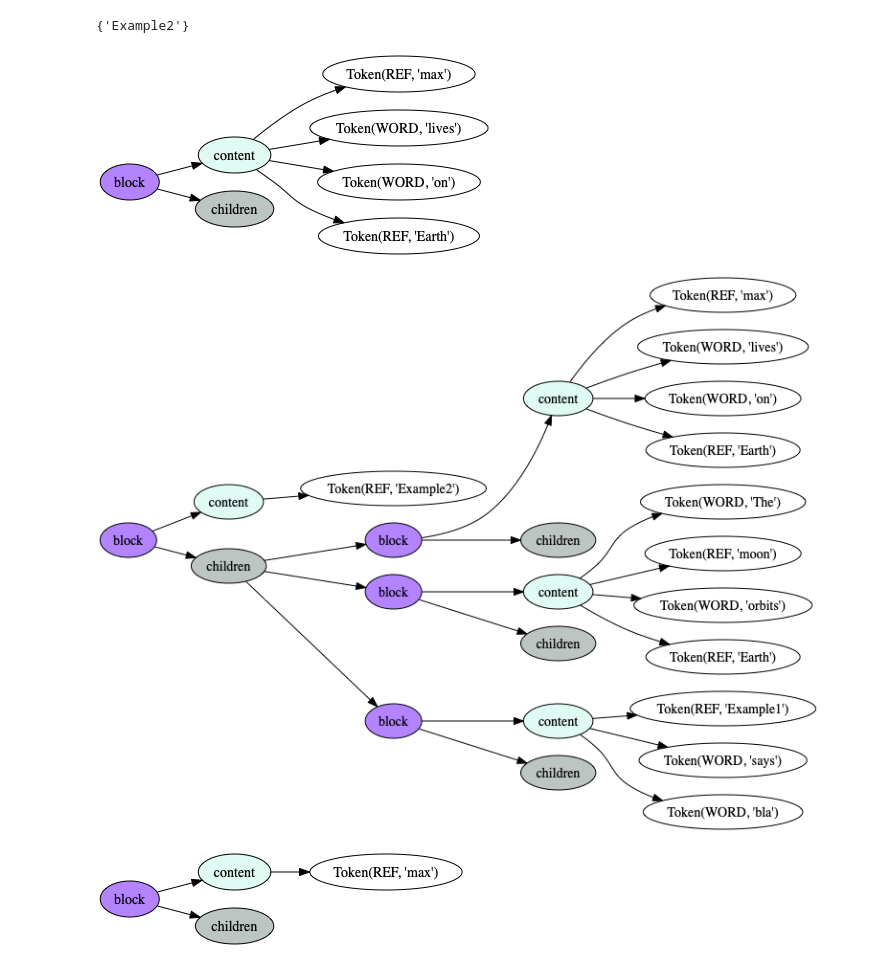
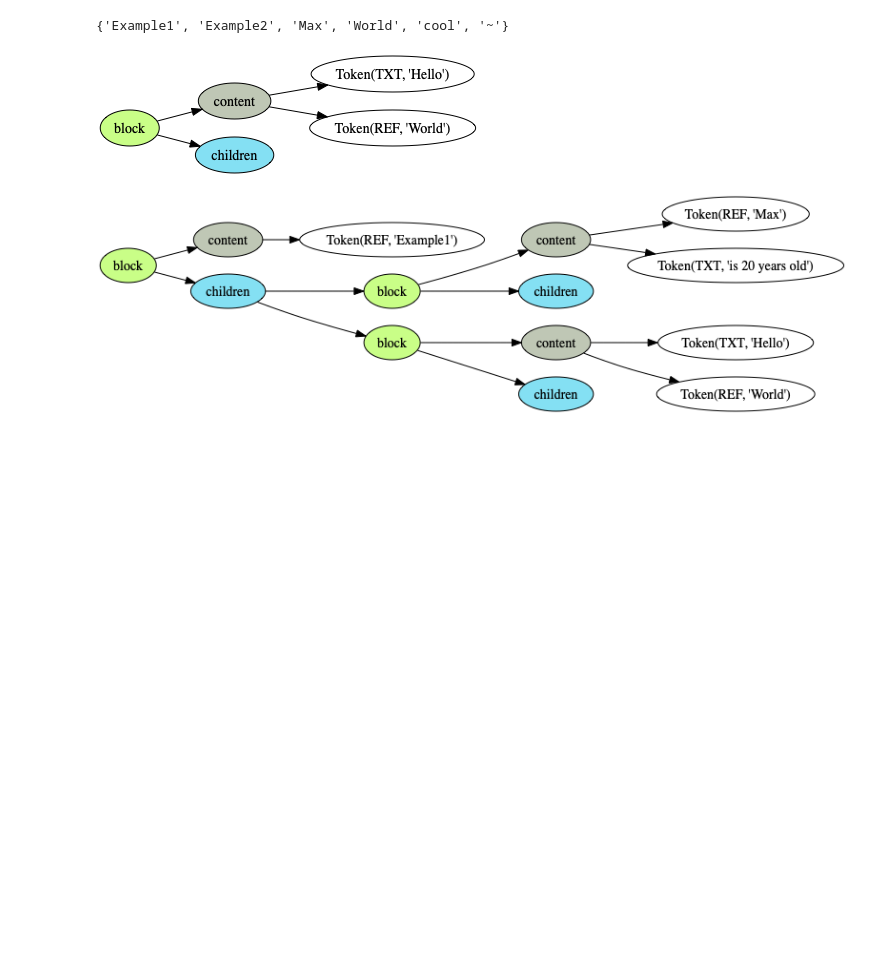
Before and after one commit to maxsun/SemanticScribe, a Jupyter notebook: Playground.ipynb, the cells around one changed output. Drawn from its saved outputs; the diff is of its cells as text; code cells hidden in the pictures; blank space fills up the shorter version.

```diff
--- a/Playground.ipynb
+++ b/Playground.ipynb
@@ -150,47 +177,36 @@ all_blocks
-# %%
-def get_refs(blocks, recursive=False):
-    all_refs = set()
-    for block in blocks:
-        for token in block.content:
-            if token.type == 'REF':
-                all_refs.add(str(token))
-        if recursive:
-            all_refs.update(get_refs(block.children))
-    return all_refs
-
-get_refs([all_blocks['/0']])
-# %% [output]
-{'Example2'}
+# %%
+notes_data.get_refs(depth=10)
+# %% [output]
+{'Example1', 'Example2', 'Max', 'World', 'cool', '~'}
 # %%
-def resolve_ref_occurences(ref_text, blocks):
+def resolve_ref_occurences(ref_text, block):
     occurences = []
-    for bid in blocks.keys():
-        b = blocks[bid]
-        for ref in get_refs([b]):
+    for b in block:
+        for ref in b.get_refs():
             if ref == ref_text:
                 occurences.append(b)
     return occurences
 
 
-def resolve_ref_block(ref_text, all_blocks):
-    occurences = resolve_ref_occurences(ref_text, all_blocks)
+def resolve_ref_block(ref_text, root_block):
+    occurences = resolve_ref_occurences(ref_text, root_block)
     block = None
-    if ref_text in all_blocks.keys(): # Is a path to a block
-        return all_blocks[ref_text]
-    else:
+    if ref_text[0] == '/': # get block by path
+        return root_block.get_by_path(ref_text)
+    else: # get block by content
+#         block = root_block.get_by_ref(ref_text)
         for b in occurences:
             block_text = b.content
-            if len(block_text) == 1 and block_text[0] == ref_text:
+            if len(block_text) == 1 and block_text[0] == ref_text: # references a title block
                 block = b
-    if block is None and len(occurences) > 0: # construct an empty ref
+    if block is None and len(occurences) > 0: # construct an empty block
         block = Block(content=[Token('REF', value=ref_text)])
     return block
 
 
-resolve_ref_block('/0/0', all_blocks).show()
-resolve_ref_block('Example2', all_blocks).show()
-resolve_ref_block('max', all_blocks).show()
+resolve_ref_block('/1/1', notes_data).show()
+resolve_ref_block('Example1', notes_data).show()
+# resolve_ref_block('max', all_blocks).show()
 # %% [output]
-[figure, old version]
+[figure, new version]
-[figure, old version]
+[figure, new version]
-[figure, removed]
```
Also changed, not shown: parts of 5 cells of this notebook.
